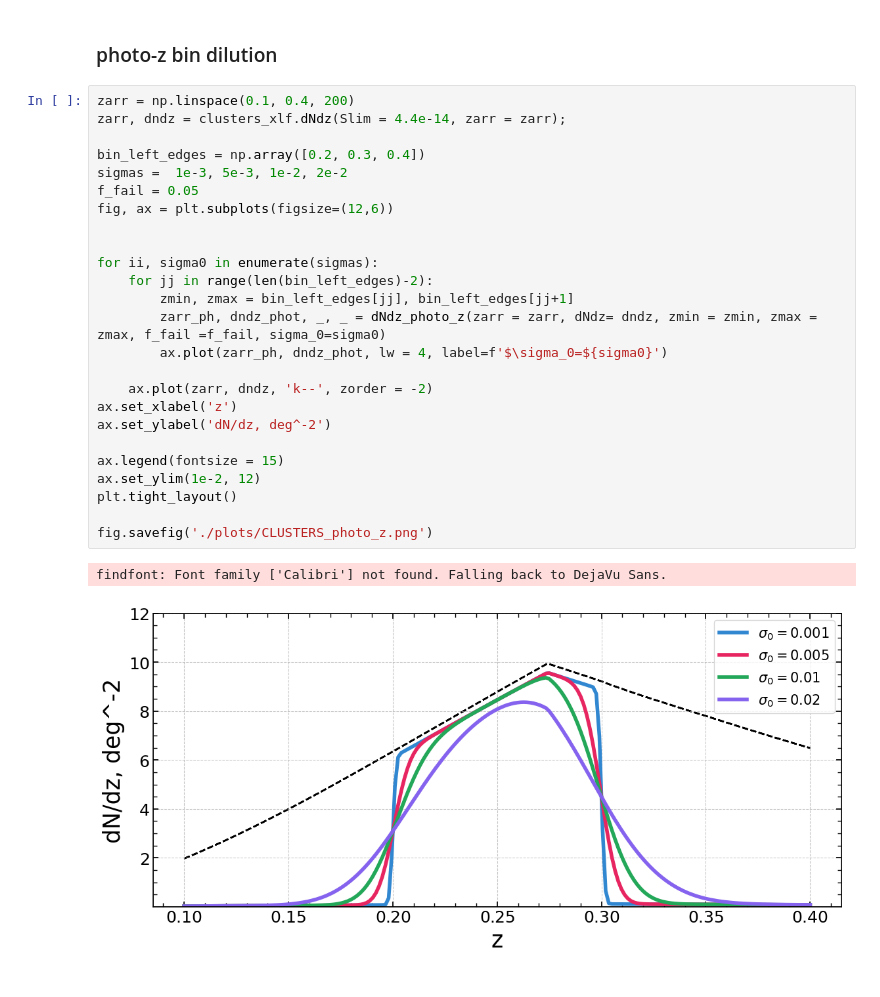
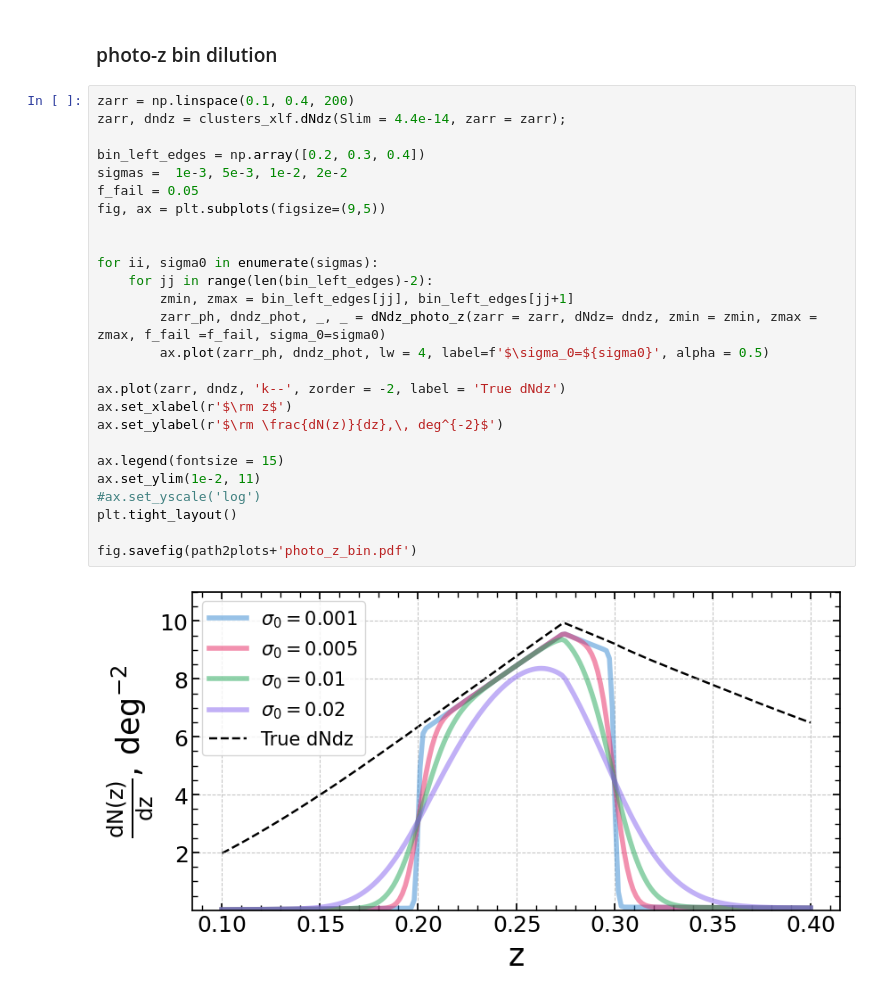
Before and after one commit to SergeiDBykov/forecast_clustering, a Jupyter notebook: notebooks/luminosity_functions/3_agn_clusters_plot.ipynb, the cells around one changed output. Saved outputs shown, nothing was run; the diff lists cells and outputs as text.

```diff
--- a/notebooks/luminosity_functions/3_agn_clusters_plot.ipynb
+++ b/notebooks/luminosity_functions/3_agn_clusters_plot.ipynb
@@ -157,28 +158,28 @@ fig.savefig(path2plots+'dndzs.pdf')
 # %%
 zarr = np.linspace(0.1, 0.4, 200)
 zarr, dndz = clusters_xlf.dNdz(Slim = 4.4e-14, zarr = zarr);
 
 bin_left_edges = np.array([0.2, 0.3, 0.4])
 sigmas =  1e-3, 5e-3, 1e-2, 2e-2
 f_fail = 0.05
-fig, ax = plt.subplots(figsize=(12,6))
+fig, ax = plt.subplots(figsize=(9,5))
 
 
 for ii, sigma0 in enumerate(sigmas):
     for jj in range(len(bin_left_edges)-2):
         zmin, zmax = bin_left_edges[jj], bin_left_edges[jj+1]
         zarr_ph, dndz_phot, _, _ = dNdz_photo_z(zarr = zarr, dNdz= dndz, zmin = zmin, zmax = zmax, f_fail =f_fail, sigma_0=sigma0)
-        ax.plot(zarr_ph, dndz_phot, lw = 4, label=f'$\sigma_0=${sigma0}')
+        ax.plot(zarr_ph, dndz_phot, lw = 4, label=f'$\sigma_0=${sigma0}', alpha = 0.5)
 
-    ax.plot(zarr, dndz, 'k--', zorder = -2)
-ax.set_xlabel('z')
-ax.set_ylabel('dN/dz, deg^-2')
+ax.plot(zarr, dndz, 'k--', zorder = -2, label = 'True dNdz')
+ax.set_xlabel(r'$\rm z$')
+ax.set_ylabel(r'$\rm \frac{dN(z)}{dz},\, deg^{-2}$')
 
 ax.legend(fontsize = 15)
-ax.set_ylim(1e-2, 12)
+ax.set_ylim(1e-2, 11)
+#ax.set_yscale('log')
 plt.tight_layout()
 
-fig.savefig('./plots/CLUSTERS_photo_z.png')
+fig.savefig(path2plots+'photo_z_bin.pdf')
 # %% [output]
-findfont: Font family ['Calibri'] not found. Falling back to DejaVu Sans.
-[figure, old version]
+[figure, new version]
```
Also changed, not shown: parts of 1 cell of this notebook, 24 other files.
